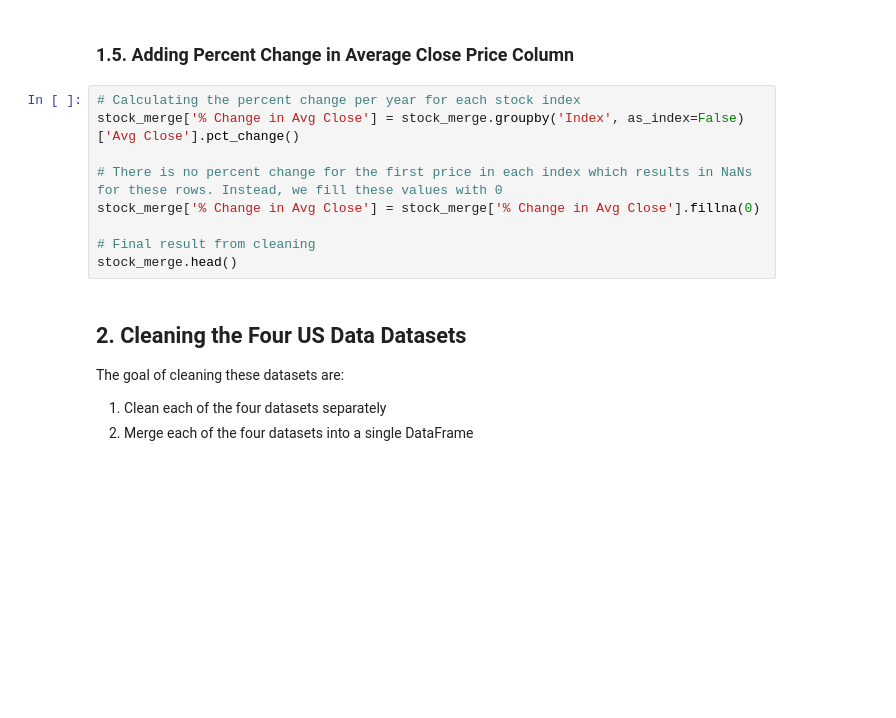
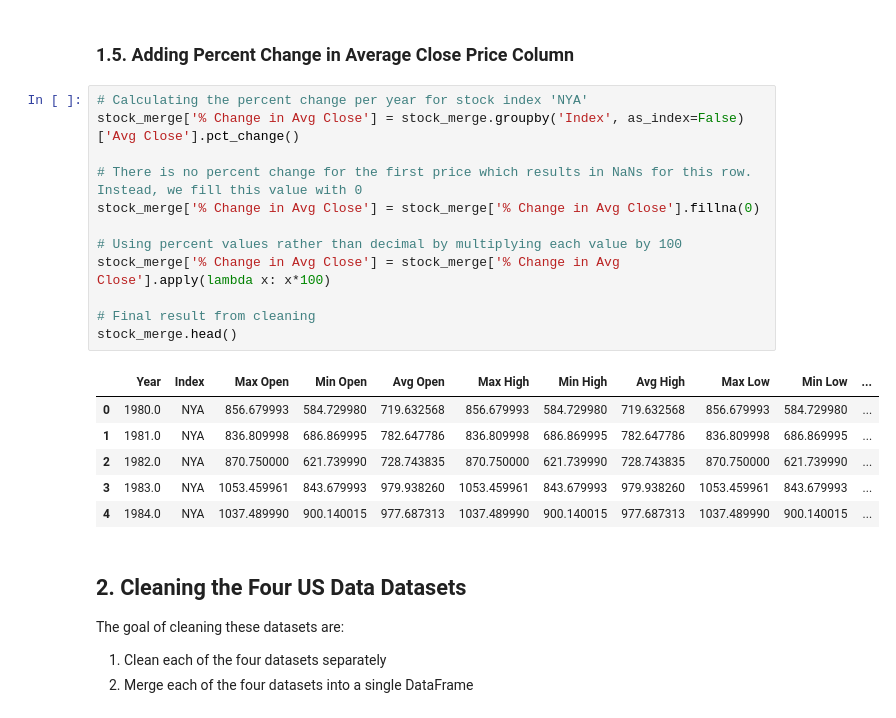
Before and after one commit to jal004/COGS108_SP22_Group009_Project, a Jupyter notebook: FinalProjectGroup009Sp22.ipynb, the cells around one changed output. Cells and saved outputs as stored; diff of their text form; blank space fills up the shorter version.

```diff
--- a/FinalProjectGroup009Sp22.ipynb
+++ b/FinalProjectGroup009Sp22.ipynb
@@ -225,14 +301,24 @@ stock_merge.head()
 # %% [markdown]
 ### 1.5. Adding Percent Change in Average Close Price Column
 # %%
-# Calculating the percent change per year for each stock index
+# Calculating the percent change per year for stock index 'NYA'
 stock_merge['% Change in Avg Close'] = stock_merge.groupby('Index', as_index=False)['Avg Close'].pct_change()
 
-# There is no percent change for the first price in each index which results in NaNs for these rows. Instead, we fill these values with 0
+# There is no percent change for the first price which results in NaNs for this row. Instead, we fill this value with 0
 stock_merge['% Change in Avg Close'] = stock_merge['% Change in Avg Close'].fillna(0)
+
+# Using percent values rather than decimal by multiplying each value by 100
+stock_merge['% Change in Avg Close'] = stock_merge['% Change in Avg Close'].apply(lambda x: x*100)
 
 # Final result from cleaning
 stock_merge.head()
+# %% [output]
+|  | Year | Index | Max Open | Min Open | Avg Open | Max High | Min High | Avg High | Max Low | Min Low | ... |
+| 0 | 1980.0 | NYA | 856.679993 | 584.729980 | 719.632568 | 856.679993 | 584.729980 | 719.632568 | 856.679993 | 584.729980 | ... |
+| 1 | 1981.0 | NYA | 836.809998 | 686.869995 | 782.647786 | 836.809998 | 686.869995 | 782.647786 | 836.809998 | 686.869995 | ... |
+| 2 | 1982.0 | NYA | 870.750000 | 621.739990 | 728.743835 | 870.750000 | 621.739990 | 728.743835 | 870.750000 | 621.739990 | ... |
+| 3 | 1983.0 | NYA | 1053.459961 | 843.679993 | 979.938260 | 1053.459961 | 843.679993 | 979.938260 | 1053.459961 | 843.679993 | ... |
+| 4 | 1984.0 | NYA | 1037.489990 | 900.140015 | 977.687313 | 1037.489990 | 900.140015 | 977.687313 | 1037.489990 | 900.140015 | ... |
 # %% [markdown]
 ## 2. Cleaning the Four US Data Datasets
 
```
Also changed, not shown: parts of 55 cells of this notebook.
